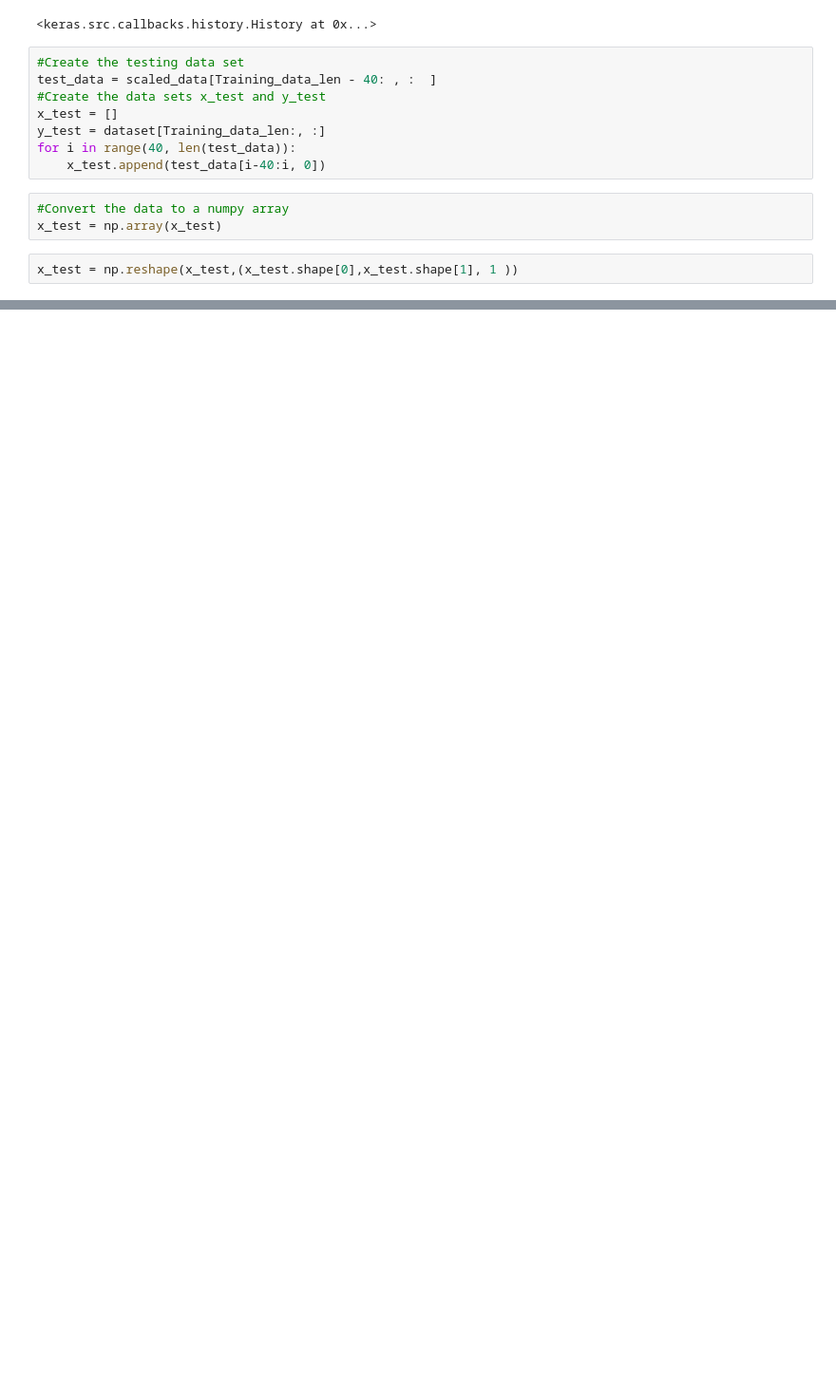
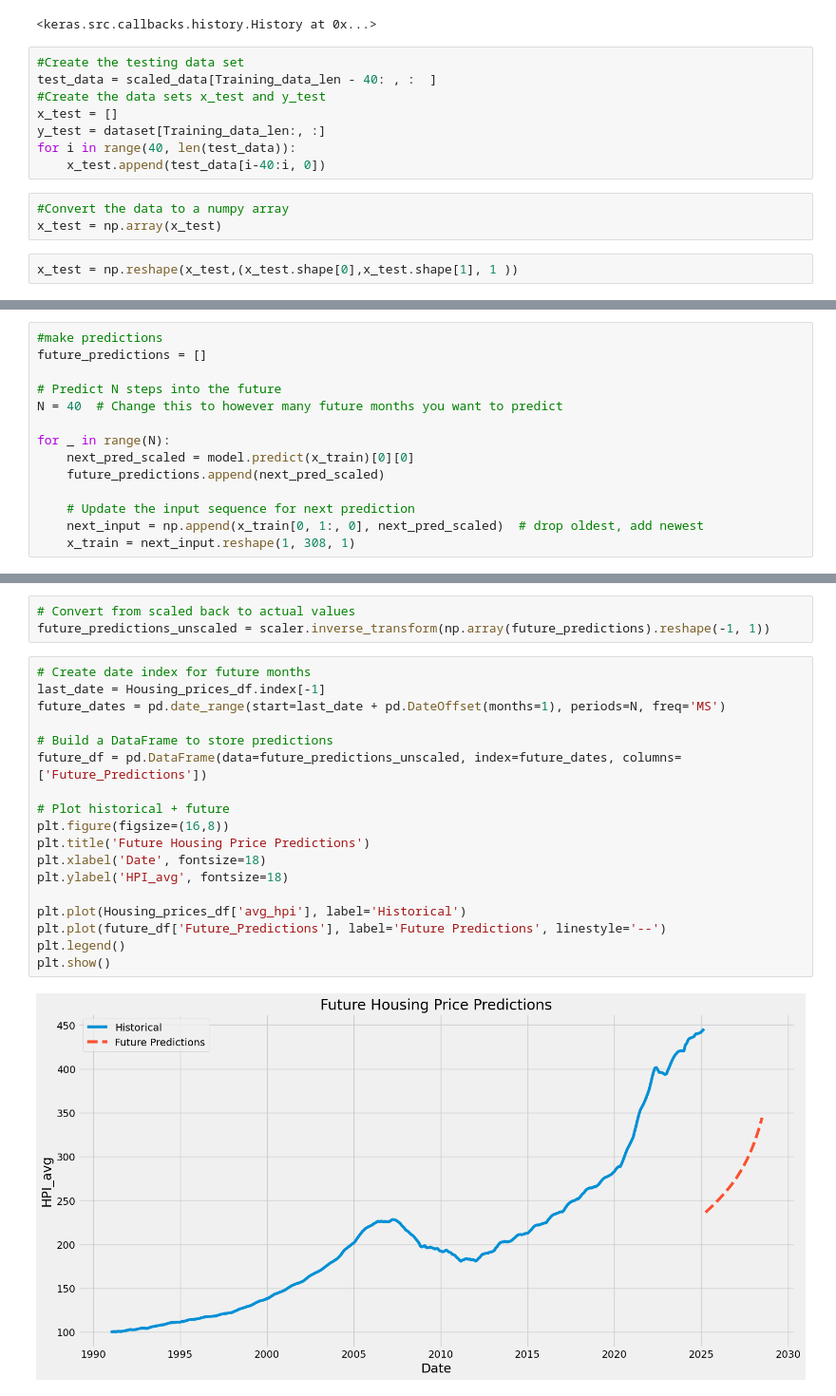
Before and after one commit to kdizil117/seniorcapstone, a Jupyter notebook: housing price_lstm.ipynb, the cells around one changed output, grey strips where cells are left out. Shown at 95% size. Cells and saved outputs as stored; diff of their text form; blank space fills up the shorter version.

```diff
--- a/housing price_lstm.ipynb
+++ b/housing price_lstm.ipynb
@@ -227,0 +238,14 @@ valid
+# %%
+#make predictions
+future_predictions = []
+
+# Predict N steps into the future
+N = 40  # Change this to however many future months you want to predict
+
+for _ in range(N):
+    next_pred_scaled = model.predict(x_train)[0][0]
+    future_predictions.append(next_pred_scaled)
+
+    # Update the input sequence for next prediction
+    next_input = np.append(x_train[0, 1:, 0], next_pred_scaled)  # drop oldest, add newest
+    x_train = next_input.reshape(1, 308, 1)
@@ -227,0 +270,23 @@ valid
+# %%
+# Convert from scaled back to actual values
+future_predictions_unscaled = scaler.inverse_transform(np.array(future_predictions).reshape(-1, 1))
+# %%
+# Create date index for future months
+last_date = Housing_prices_df.index[-1]
+future_dates = pd.date_range(start=last_date + pd.DateOffset(months=1), periods=N, freq='MS')
+
+# Build a DataFrame to store predictions
+future_df = pd.DataFrame(data=future_predictions_unscaled, index=future_dates, columns=['Future_Predictions'])
+
+# Plot historical + future
+plt.figure(figsize=(16,8))
+plt.title('Future Housing Price Predictions')
+plt.xlabel('Date', fontsize=18)
+plt.ylabel('HPI_avg', fontsize=18)
+
+plt.plot(Housing_prices_df['avg_hpi'], label='Historical')
+plt.plot(future_df['Future_Predictions'], label='Future Predictions', linestyle='--')
+plt.legend()
+plt.show()
+# %% [output]
+[figure, added]
```
Also changed, not shown: parts of 13 cells of this notebook, 1 other file.
